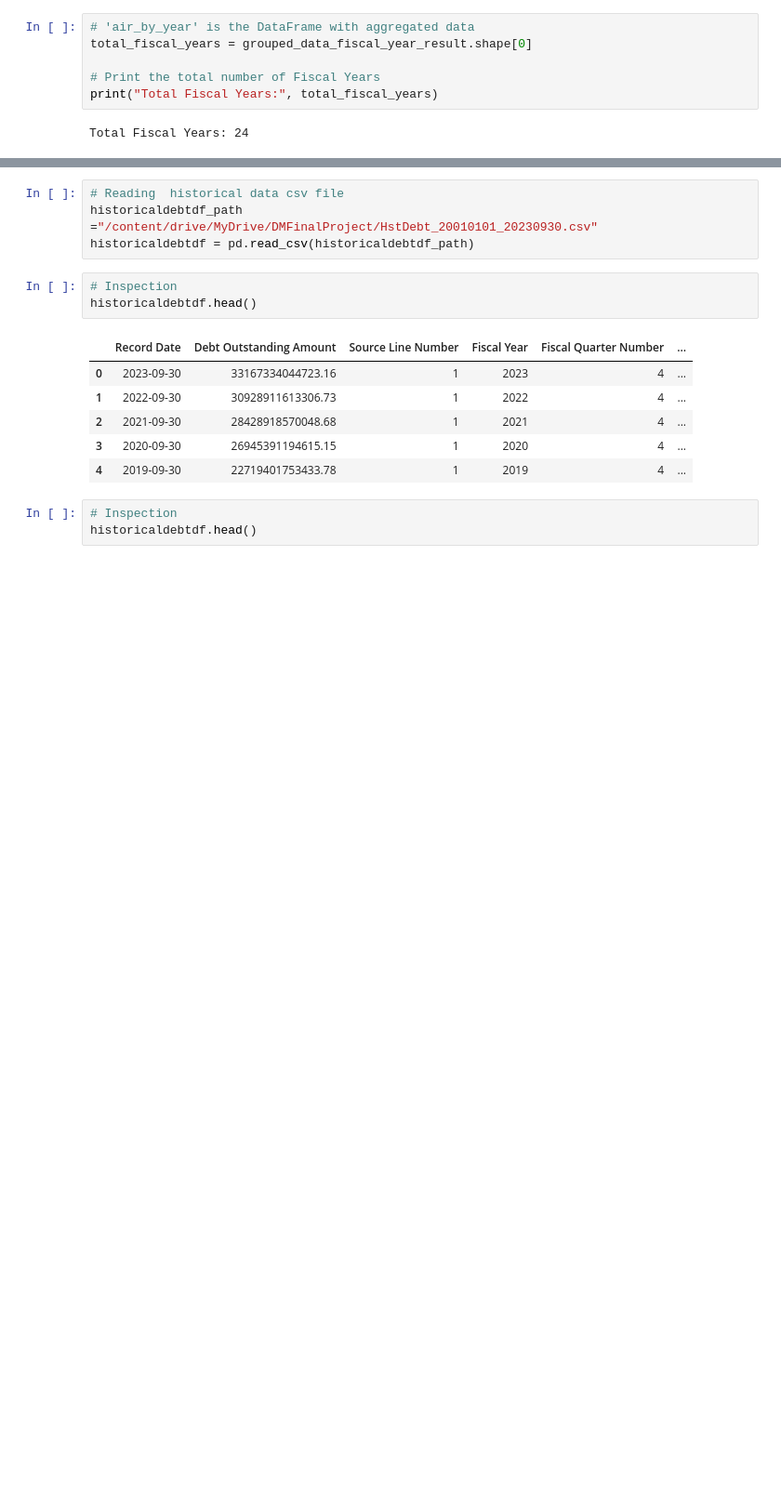
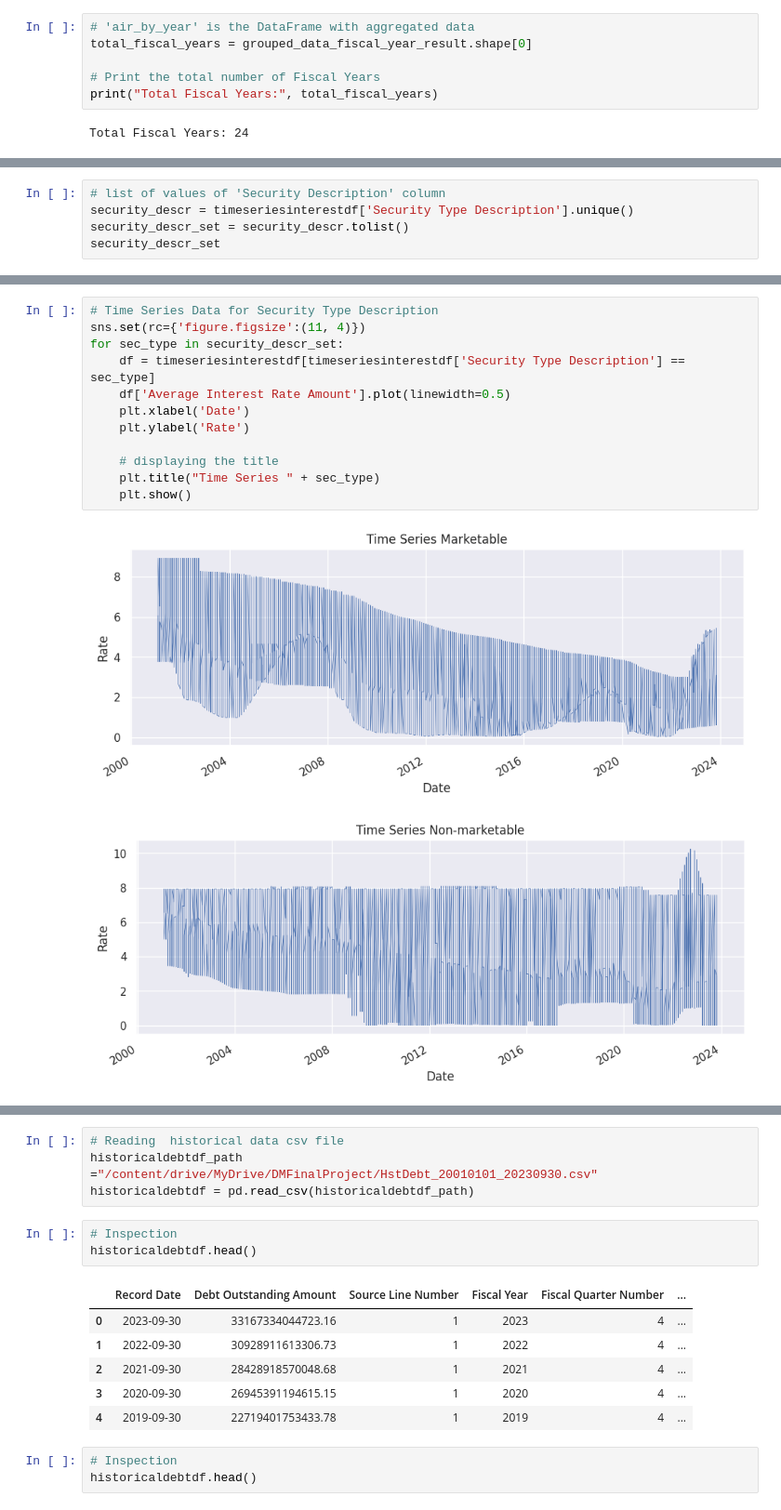
Before and after one commit to felabonte/DataMiningFinalProject, a Jupyter notebook: CS6220_DataMining_FinalProject.ipynb, the cells around one changed output, grey strips where cells are left out. Shown at 93% size. Drawn from its saved outputs; the diff is of its cells as text; blank space fills up the shorter version.

```diff
--- a/CS6220_DataMining_FinalProject.ipynb
+++ b/CS6220_DataMining_FinalProject.ipynb
@@ -212,0 +266,5 @@ Total Fiscal Years: 24
+# %%
+# list of values of 'Security Description' column
+security_descr = timeseriesinterestdf['Security Type Description'].unique()
+security_descr_set = security_descr.tolist()
+security_descr_set
@@ -212,0 +299,15 @@ Total Fiscal Years: 24
+# %%
+# Time Series Data for Security Type Description
+sns.set(rc={'figure.figsize':(11, 4)})
+for sec_type in security_descr_set:
+    df = timeseriesinterestdf[timeseriesinterestdf['Security Type Description'] == sec_type]
+    df['Average Interest Rate Amount'].plot(linewidth=0.5)
+    plt.xlabel('Date')
+    plt.ylabel('Rate')
+
+    # displaying the title
+    plt.title("Time Series " + sec_type)
+    plt.show()
+# %% [output]
+[figure, added]
+[figure, added]
```
Also changed, not shown: parts of 19 cells of this notebook.
